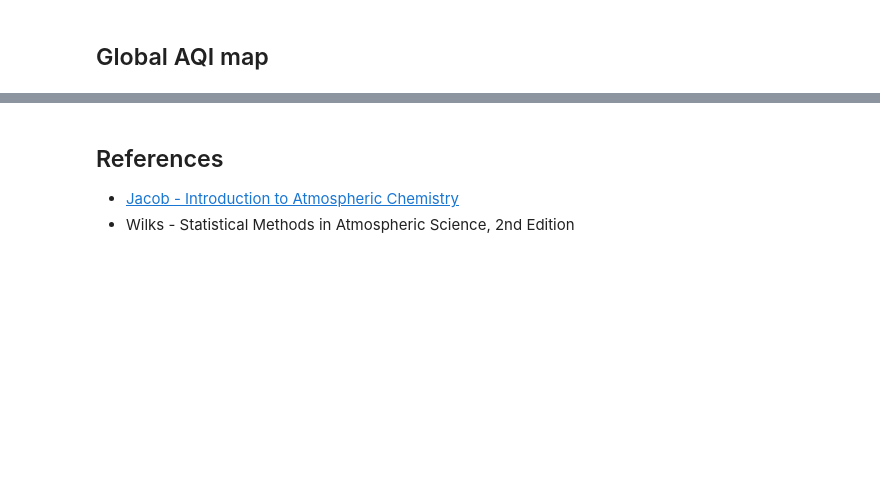
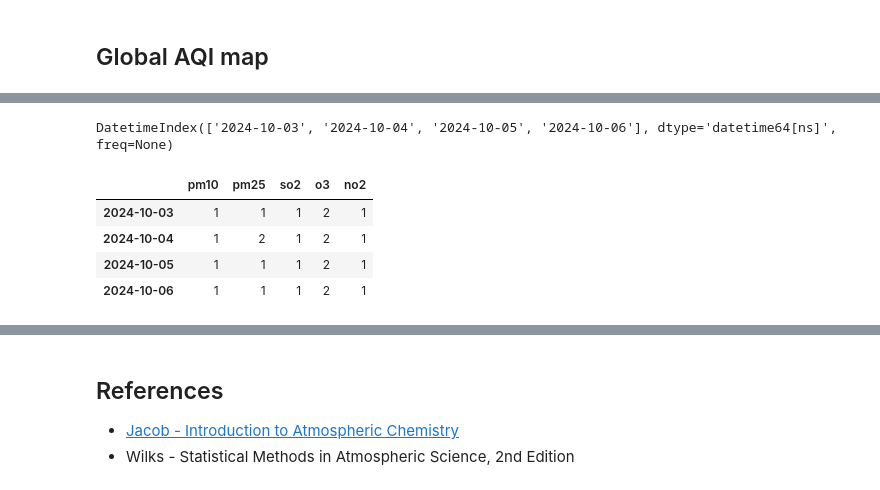
Before and after one commit to luigiselmi/copernicus, a Jupyter notebook: cams_glob_eaqi.ipynb, the cells around one changed output, grey strips where cells are left out. Cells and saved outputs as stored; diff of their text form; code cells hidden in the pictures; blank space fills up the shorter version.

```diff
--- a/cams_glob_eaqi.ipynb
+++ b/cams_glob_eaqi.ipynb
@@ -624,0 +446,22 @@ cbar.set_ticklabels(labels)
+# %%
+days = [str(day)[:10] for day in kjeller_day.valid_time.to_numpy()]
+days_index = pd.to_datetime(days)
+days_index
+# %% [output]
+DatetimeIndex(['2024-10-03', '2024-10-04', '2024-10-05', '2024-10-06'], dtype='datetime64[ns]', freq=None)
+# %%
+def classify_forecast(forecast_ds, bin_list):
+    '''
+    This function assigns an integer value according to a class
+    in the bin_list to each float value in the input dataset.
+    The function returns a Pandas series.
+    '''
+    classified_arrays = []
+    temp = xr.apply_ufunc(np.digitize,
+                          forecast_ds,
+                          bin_list)
+    classified_arrays.append(temp)
+    combined_arrays = xr.merge(classified_arrays)
+    aqi_index = combined_arrays.to_array().max('variable')
+    aqi_ds = aqi_index.to_series()
+    return aqi_ds.values
@@ -624,0 +480,9 @@ cbar.set_ticklabels(labels)
+# %%
+kjeller_df = pd.DataFrame(kjeller_dict, index=days_index)
+kjeller_df
+# %% [output]
+|  | pm10 | pm25 | so2 | o3 | no2 |
+| 2024-10-03 | 1 | 1 | 1 | 2 | 1 |
+| 2024-10-04 | 1 | 2 | 1 | 2 | 1 |
+| 2024-10-05 | 1 | 1 | 1 | 2 | 1 |
+| 2024-10-06 | 1 | 1 | 1 | 2 | 1 |
```
Also changed, not shown: parts of 72 cells of this notebook.
